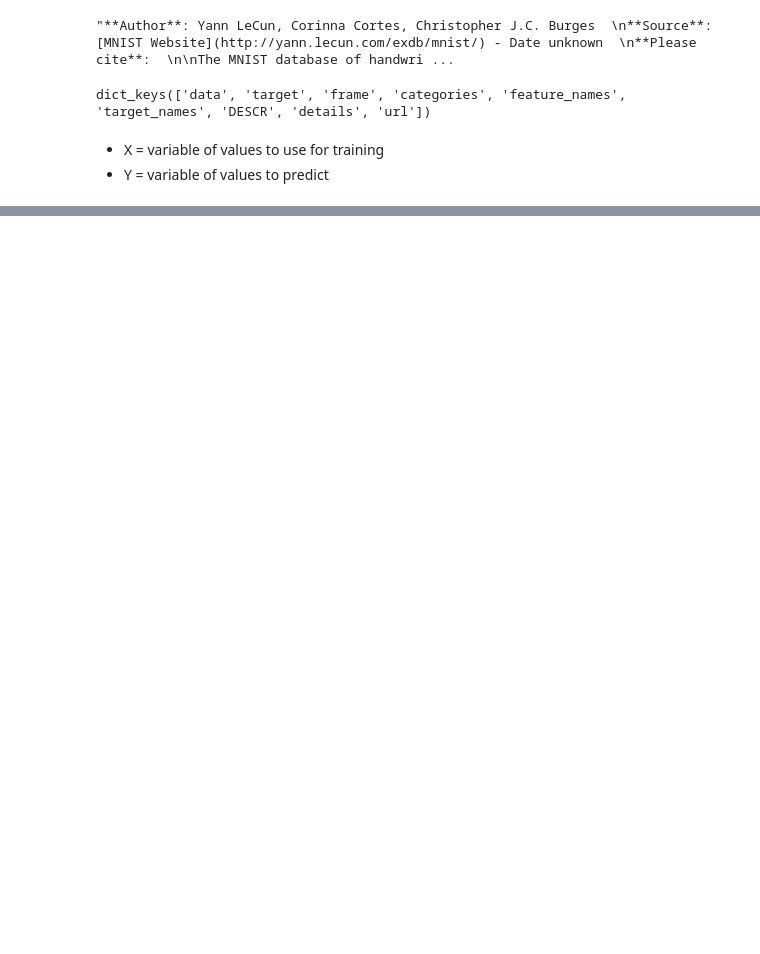
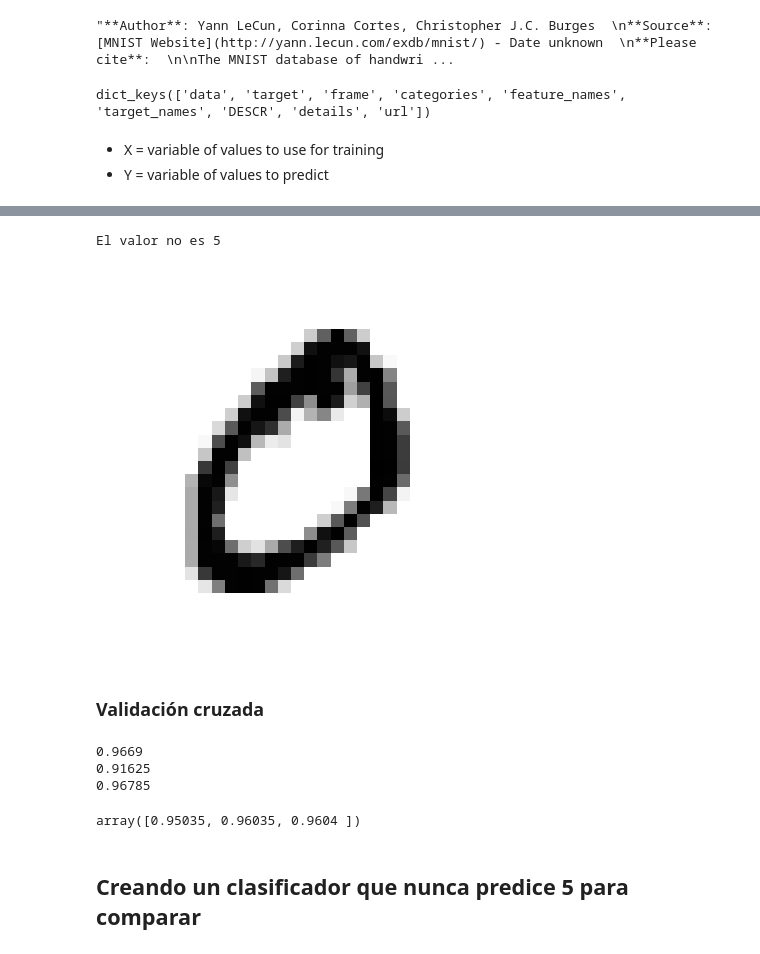
Before and after one commit to braiso-22/ejercicio-mnist, a Jupyter notebook: mnist.ipynb, the cells around one changed output, grey strips where cells are left out. Saved outputs shown, nothing was run; the diff lists cells and outputs as text; code cells hidden in the pictures; blank space fills up the shorter version.

Commit message:
predecir 5, validacion cruzada y matriz de confusion

```diff
--- a/mnist.ipynb
+++ b/mnist.ipynb
@@ -38,0 +65,4 @@ print(y[0])
+# %%
+from sklearn.linear_model import SGDClassifier
+sdg_clasifier = SGDClassifier(random_state=42)
+sdg_clasifier.fit(x_train, y_train_5)
@@ -38,0 +71,3 @@ print(y[0])
+# %%
+def print_es_5(val):
+    print("El valor","es 5" if val else "no es 5")
@@ -38,0 +81,37 @@ print(y[0])
+# %%
+val =sdg_clasifier.predict([x[1]])
+print_es_5(val[0])
+plot_digit(x[1])
+# %% [output]
+El valor no es 5
+[figure, added]
+# %% [markdown]
+### Validación cruzada
+# %%
+from sklearn.model_selection import StratifiedKFold
+from sklearn.base import clone
+
+skfolds = StratifiedKFold(n_splits=3, random_state=42, shuffle=True)
+
+for train_index, test_index in skfolds.split(x_train, y_train_5):
+    clone_clf = clone(sdg_clasifier)
+    x_train_folds = x_train[train_index]
+    y_train_folds = y_train_5[train_index]
+    x_test_fold = x_train[test_index]
+    y_test_fold = y_train_5[test_index]
+
+    clone_clf.fit(x_train_folds, y_train_folds)
+    y_pred = clone_clf.predict(x_test_fold)
+    n_correct = sum(y_pred == y_test_fold)
+    print(n_correct / len(y_pred))
+# %% [output]
+0.9669
+0.91625
+0.96785
+# %%
+from sklearn.model_selection import cross_val_score
+cross_val_score(sdg_clasifier, x_train, y_train_5, cv=3, scoring="accuracy")
+# %% [output]
+array([0.95035, 0.96035, 0.9604 ])
+# %% [markdown]
+## Creando un clasificador que nunca predice 5 para comparar
```
Also changed, not shown: parts of 18 cells of this notebook.
